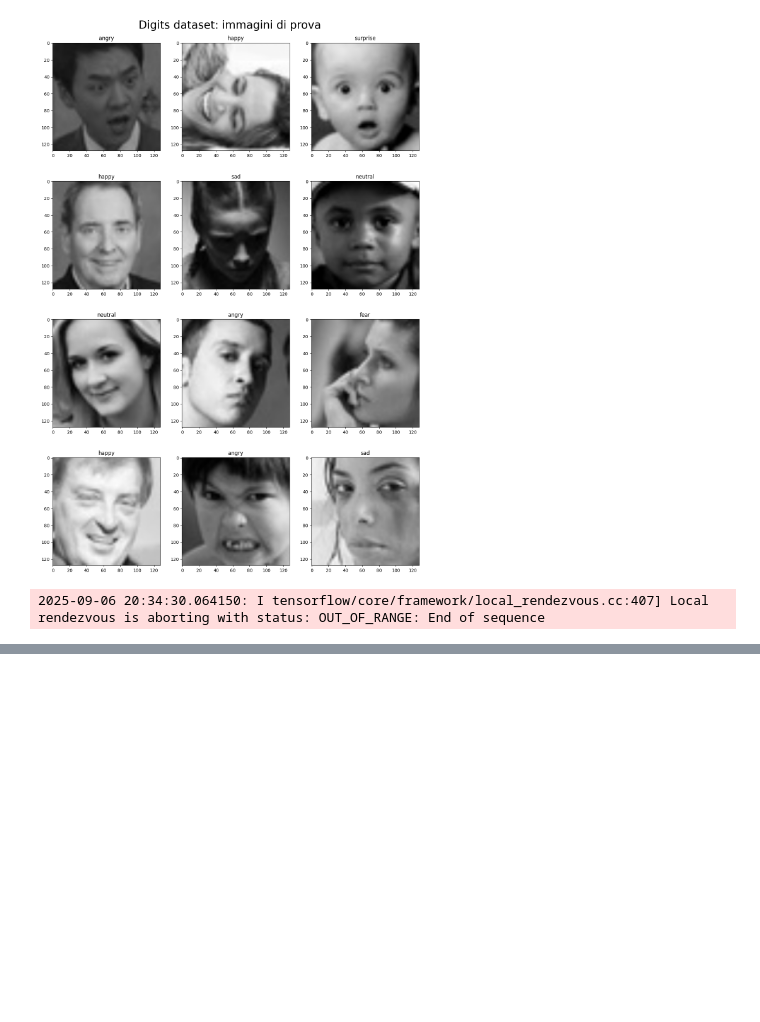
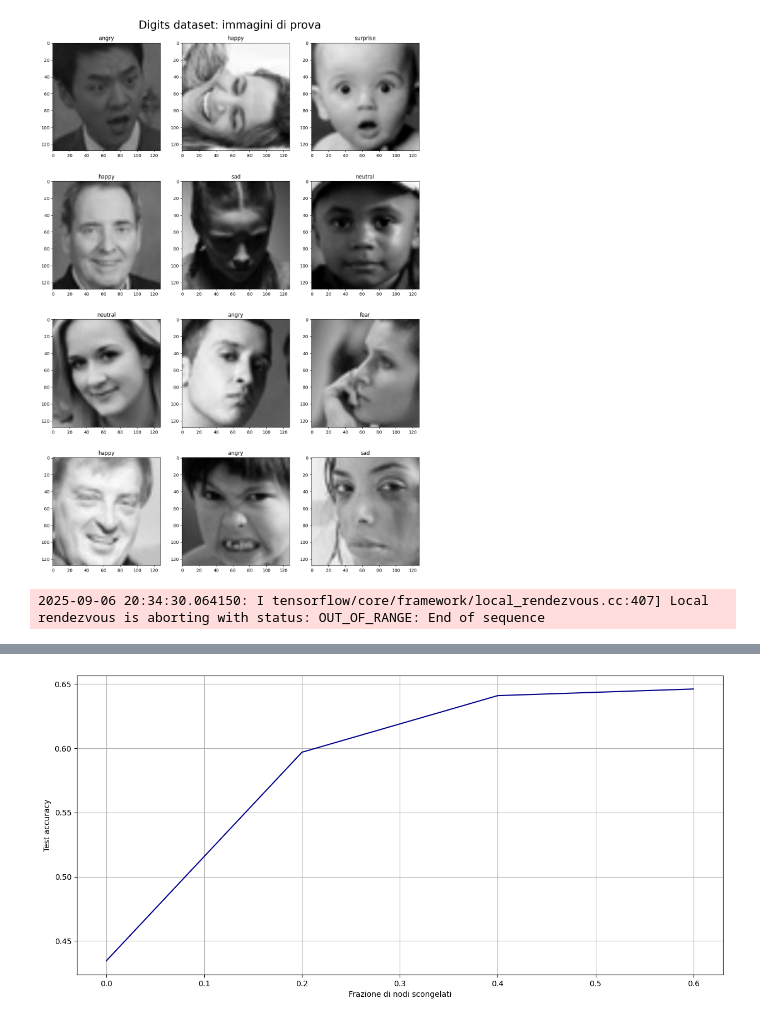
Before and after one commit to Negrini085/DeepLearning, a Jupyter notebook: Progetto/TransferL/trans.ipynb, the cells around one changed output, grey strips where cells are left out. Cells and saved outputs as stored; diff of their text form; code cells hidden in the pictures; blank space fills up the shorter version.

Commit message:
Aggiunto studio test/validation

```diff
--- a/Progetto/TransferL/trans.ipynb
+++ b/Progetto/TransferL/trans.ipynb
@@ -65,0 +63,10 @@ for img, lab in trDat.take(1):
+# %%
+testDat = tf.keras.utils.image_dataset_from_directory(
+    "../Dataset/test",
+    shuffle = True,
+    seed = 123,
+    image_size = (128, 128),
+    batch_size = 64,
+    color_mode = "rgb",
+    label_mode = "int"
+)
@@ -65,0 +76,15 @@ for img, lab in trDat.take(1):
+# %%
+names = np.array(["mod/V1.keras", "mod/FT20.keras", "mod/FT40.keras", "mod/FT60.keras"])
+defreez = np.array([0.0, 0.2, 0.4, 0.6])
+
+accM = []
+for name in names:
+    # Carico il modello
+    print("Carico il modello: " + name.split("/")[-1])
+    model = tf.keras.models.load_model(name)
+
+    # Valuto performance
+    print("Valuto performance modello: " + name.split("/")[-1])
+    l, a = model.evaluate(testDat)
+    accM.append(a)
+    print("\n")
@@ -65,0 +110,9 @@ for img, lab in trDat.take(1):
+# %%
+fig = plt.figure(figsize = (15, 7))
+plt.plot(defreez, accM, color = "darkblue")
+plt.xlabel("Frazione di nodi scongelati")
+plt.ylabel("Test accuracy")
+plt.grid(True)
+plt.show()
+# %% [output]
+[figure, added]
```
Also changed, not shown: parts of 4 cells of this notebook.
